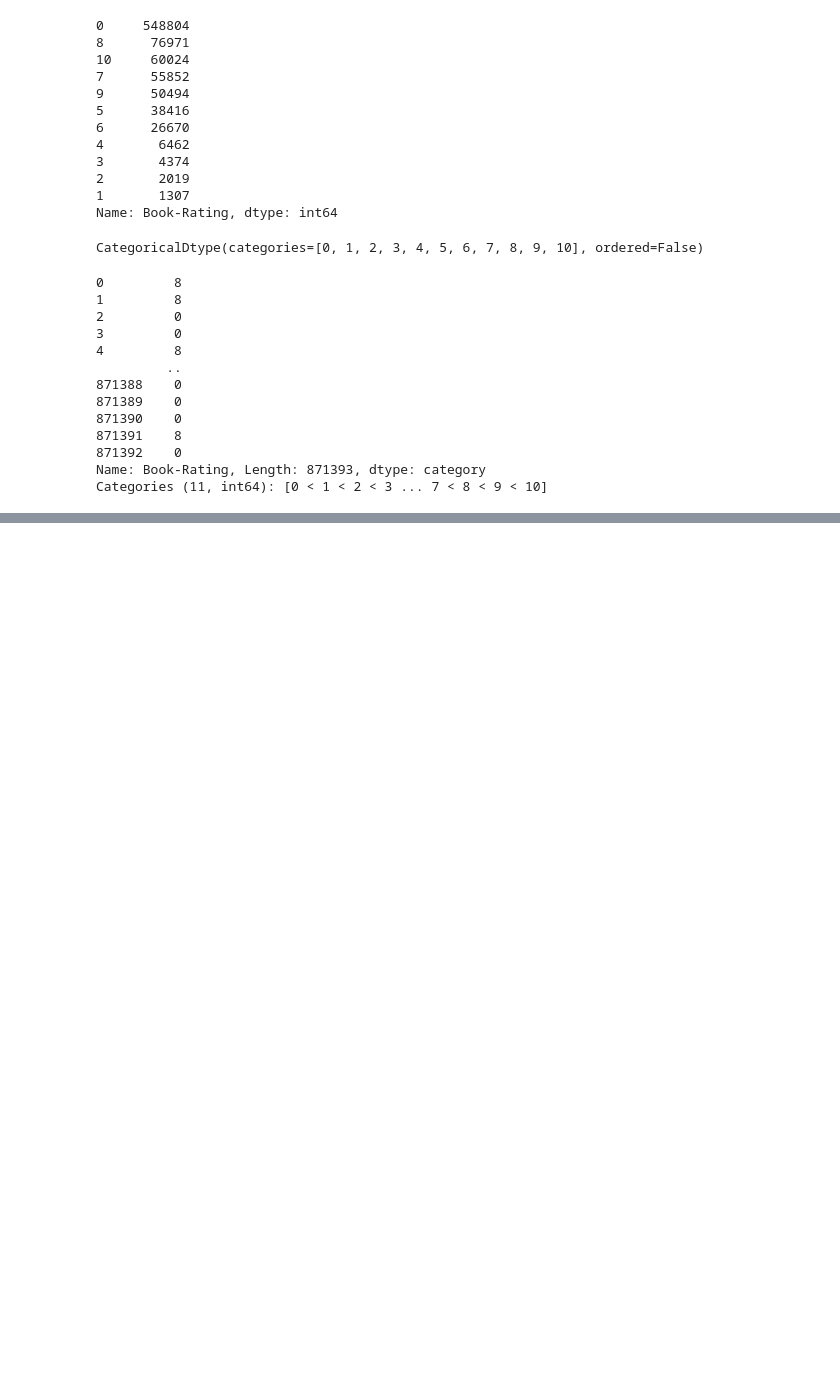
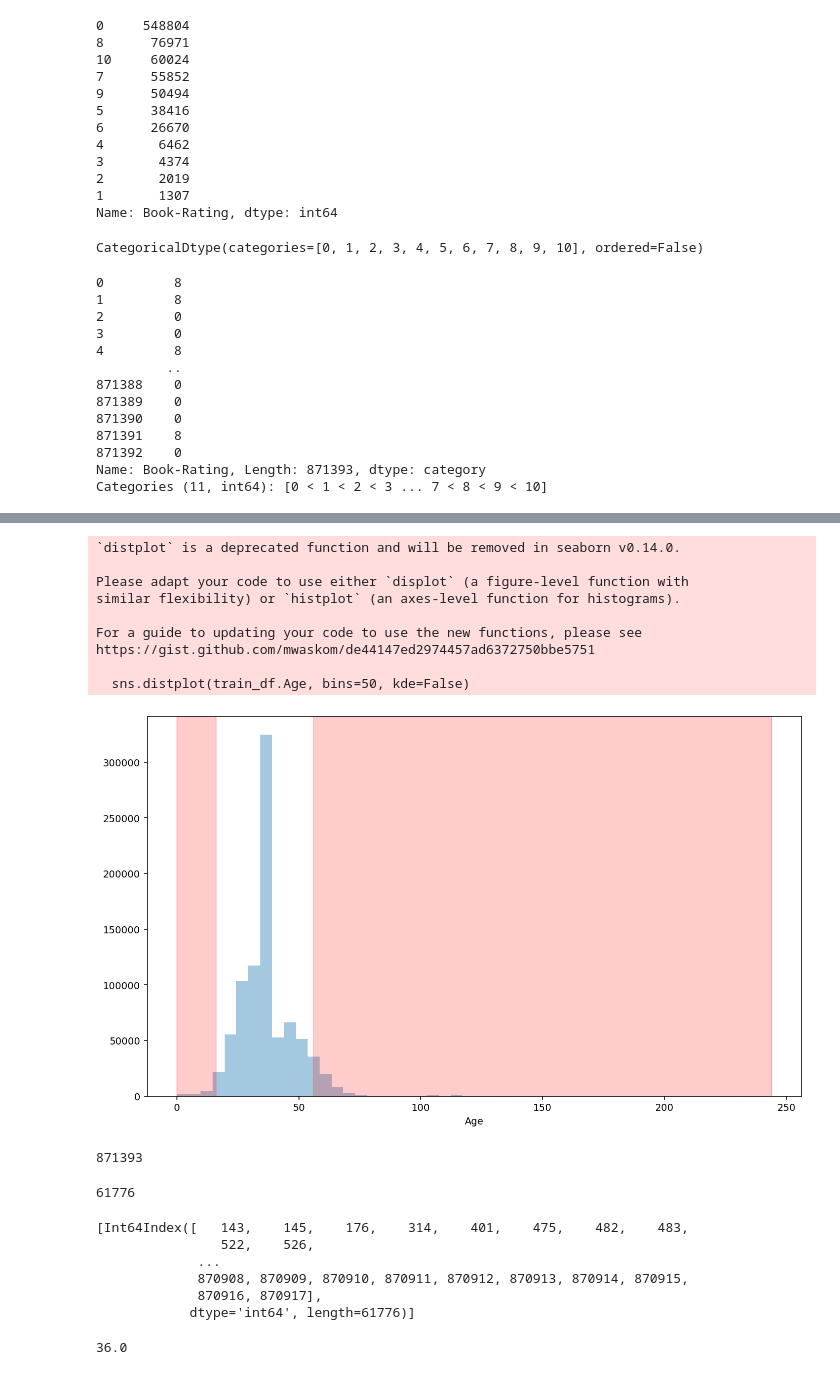
Before and after one commit to WEIT-ET/FinalProject, a Jupyter notebook: Sample-leegyuhee.ipynb, the cells around one changed output, grey strips where cells are left out. Cells and saved outputs as stored; diff of their text form; code cells hidden in the pictures; blank space fills up the shorter version.

```diff
--- a/Sample-leegyuhee.ipynb
+++ b/Sample-leegyuhee.ipynb
@@ -96,4 +96,4 @@ train_df['Year-Of-Publication'].dtype
 # %% [output]
 dtype('float64')
 # %%
-train_df['Year-Of-Publication'] = pd.to_datetime(train_df['Year-Of-Publication'])
+# train_df['Year-Of-Publication'] = pd.to_datetime(train_df['Year-Of-Publication'])
@@ -145,6 +161,11 @@ array(['ronajaffe', 'williamshakespeare', 'walterscott', 'sueharrison', 'lindala
 def find_author(author_list:str):
     if author_list in ['joannekrowling','rowlingjk']:
         return 'jkrowling'
-    if author_list in ['shakespeare']:
+    if author_list in ['shakespeare', 'normanshakespeare','edfredsontbowersshakespeare']:
         return 'williamshakespeare'
+    if author_list in ['guillermoshakespeare']:
+        return 'victorhugo'
+    return author_list
+# %%
+train_df['Book-Author']=train_df['Book-Author'].apply(lambda x : find_author(x))
 # %% [markdown]
@@ -382,0 +427,5 @@ Categories (11, int64): [0 < 1 < 2 < 3 ... 7 < 8 < 9 < 10]
+# %%
+bins=[-1,5,12,18,29,49,64,float('inf')]
+labels=['영‧유아(0~5세)','아동(6~12세)','청소년(13~18세)','청년(19~29세)','중년(30~49세)',
+      '장년(50~64세)','노년(65세 이상)']
+train_df['Age-Group']=pd.cut(train_df['Age'],bins=bins,labels=labels)
@@ -382,0 +480,39 @@ Categories (11, int64): [0 < 1 < 2 < 3 ... 7 < 8 < 9 < 10]
+# %%
+import seaborn as sns
+
+plt.figure(figsize=(12,7))
+sns.distplot(train_df.Age, bins=50, kde=False)
+plt.axvspan(xmin=lower, xmax=train_df.Age.min(), alpha=0.2,color='red')
+plt.axvspan(xmin=upper, xmax=train_df.Age.max(), alpha = 0.2, color='red')
+plt.show();
+# %% [output]
+`distplot` is a deprecated function and will be removed in seaborn v0.14.0.
+
+Please adapt your code to use either `displot` (a figure-level function with
+similar flexibility) or `histplot` (an axes-level function for histograms).
+
+For a guide to updating your code to use the new functions, please see
+https://gist.github.com/mwaskom/de44147ed2974457ad6372750bbe5751
+
+  sns.distplot(train_df.Age, bins=50, kde=False)
+[figure, added]
+# %%
+no_outlier = train_df[(train_df['Age'] < upper) | (train_df['Age'] > lower)]
+len(no_outlier)
+# %% [output]
+871393
+# %%
+outlier = train_df[(train_df['Age']> upper) | (train_df['Age']<lower)]
+len(outlier)
+# %% [output]
+61776
+# %%
+outlier_index = [outlier.index]
+outlier_index
+# %% [output]
+[Int64Index([   143,    145,    176,    314,    401,    475,    482,    483,
+                522,    526,
+             ...
+             870908, 870909, 870910, 870911, 870912, 870913, 870914, 870915,
+             870916, 870917],
+            dtype='int64', length=61776)]
@@ -382,0 +521,5 @@ Categories (11, int64): [0 < 1 < 2 < 3 ... 7 < 8 < 9 < 10]
+# %%
+# outlier 값을 평균값으로 변환한 것 확인
+train_df.iloc[143,4]
+# %% [output]
+36.0
```
Also changed, not shown: parts of 16 cells of this notebook.
